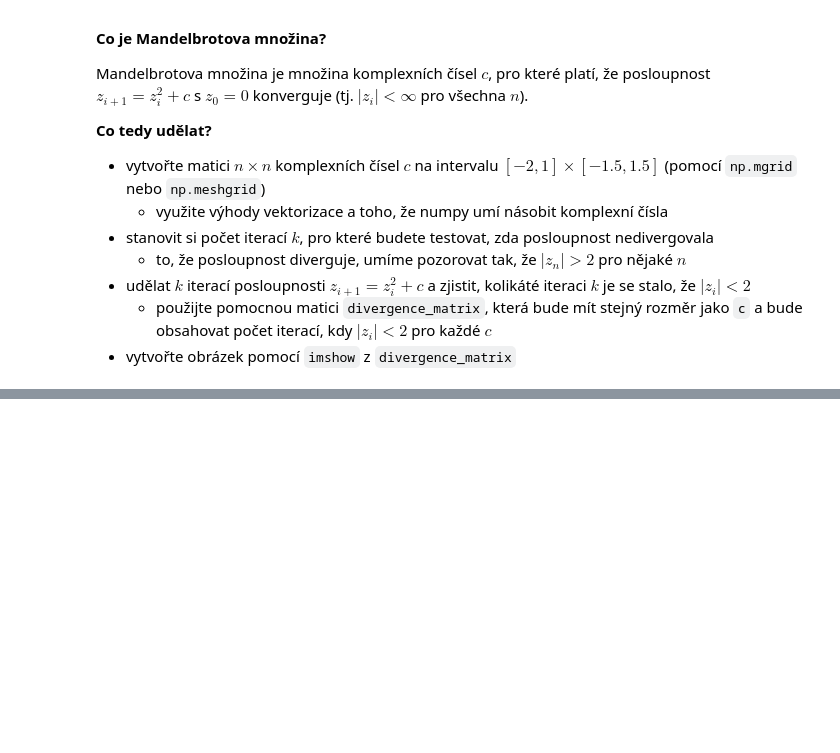
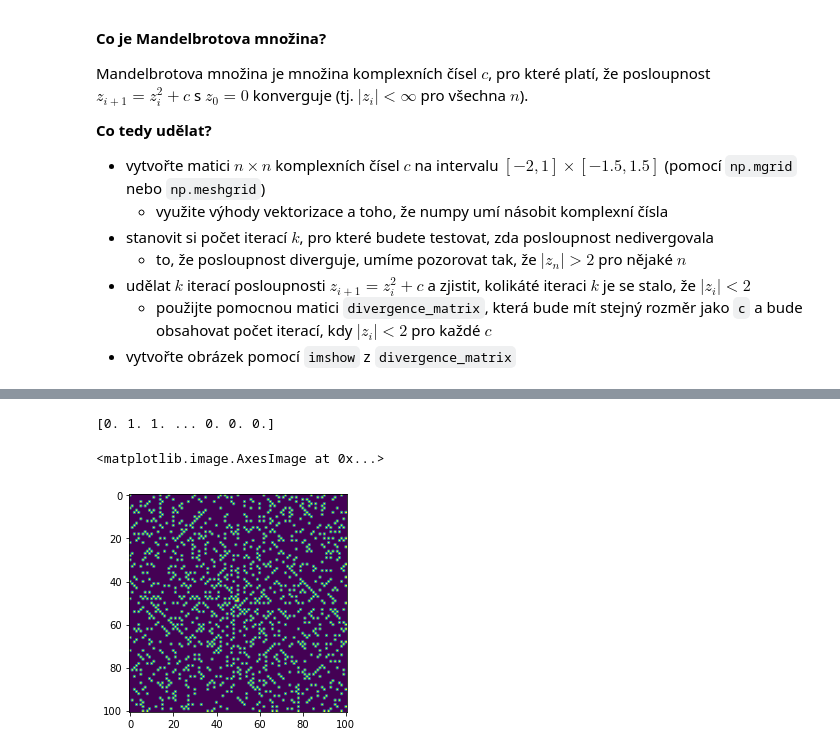
Before and after one commit to voj0152/vvp-DU, a Jupyter notebook: DU3.ipynb, the cells around one changed output, grey strips where cells are left out. Drawn from its saved outputs; the diff is of its cells as text; code cells hidden in the pictures; blank space fills up the shorter version.

```diff
--- a/DU3.ipynb
+++ b/DU3.ipynb
@@ -32,7 +32,7 @@ def integer_spiral(n):
 
     A[pos_row, pos_col] = i  # vložíme číslo do středu matice
     i += 1
-    pos_row -= 1  # posuneme se na první volné místo
+    pos_col += 1  # posuneme se na první volné místo
 
     while i <= n**2:  # dokud nejsme na konci matice
         A[pos_row, pos_col] = i  # vložíme číslo na aktuální pozici
@@ -150,0 +181,39 @@ plt.imshow(np.sin(A*0.03))
+# %%
+def integer_spiral_prime(n):
+    A = np.zeros((n + 2, n + 2))
+    pos_row = n//2 + 1
+    pos_col = n//2 + 1
+    index_pole = 1
+    i = 2
+    rada_cisel = np.zeros(n**2 + 1)
+    primes = np.array([n for n in range(2,n**2+1) if all((n % m) != 0 for m in range(2,int(np.sqrt(n))+1))])
+    rada_cisel[primes - 1] = 1
+    print(rada_cisel)
+    A[pos_row, pos_col] = rada_cisel[0]
+    pos_row -= 1
+    while i < n:
+        A[pos_row, pos_col:pos_col - i:-1] = rada_cisel[index_pole:index_pole + i]
+        pos_row += 1
+        pos_col -= i - 1
+        index_pole += i
+        A[pos_row:pos_row + i, pos_col] = rada_cisel[index_pole:index_pole + i]
+        pos_row += i - 1
+        pos_col += 1
+        index_pole += i
+        A[pos_row, pos_col:pos_col + i] = rada_cisel[index_pole:index_pole + i]
+        pos_row -= 1
+        pos_col += i - 1
+        index_pole += i
+        A[pos_row:pos_row - i:-1, pos_col] = rada_cisel[index_pole:index_pole + i]
+        pos_row -= i
+        index_pole += i
+        i += 2
+
+    return A[1:-1, 1:-1]  # ořízneme nulový okraj
+# %%
+A = integer_spiral_prime(101)
+plt.imshow(A)
+# %% [output]
+[0. 1. 1. ... 0. 0. 0.]
+<matplotlib.image.AxesImage at 0x...>
+[figure, added]
```
Also changed, not shown: parts of 11 cells of this notebook.
